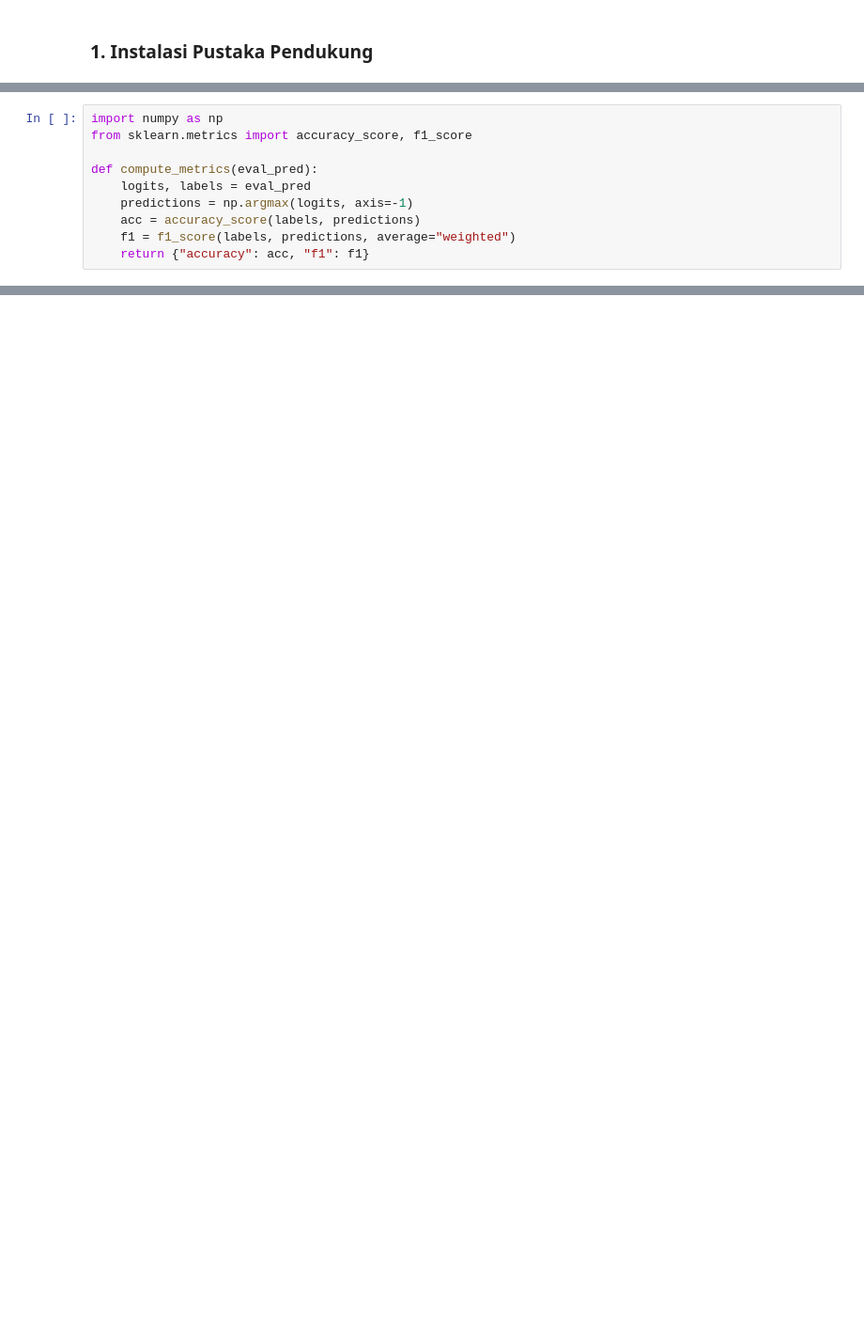
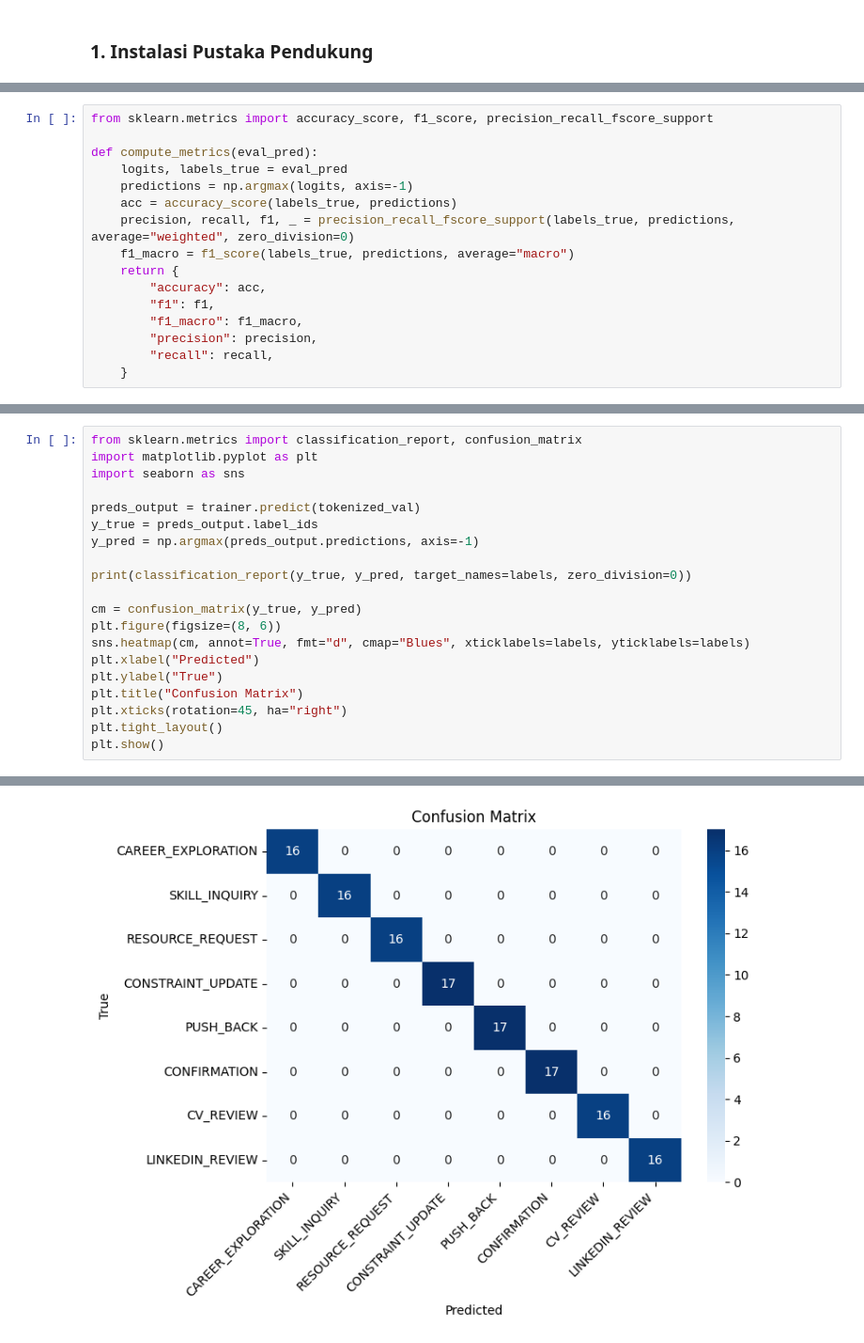
Before and after one commit to naemaaa/Matchaa, a Jupyter notebook: ats_model_app/train_indobert.ipynb, the cells around one changed output, grey strips where cells are left out. Shown at 94% size. Cells and saved outputs as stored; diff of their text form; blank space fills up the shorter version.

```diff
--- a/ats_model_app/train_indobert.ipynb
+++ b/ats_model_app/train_indobert.ipynb
@@ -72,10 +204,16 @@ model = AutoModelForSequenceClassification.from_pretrained(
 # %%
-import numpy as np
-from sklearn.metrics import accuracy_score, f1_score
+from sklearn.metrics import accuracy_score, f1_score, precision_recall_fscore_support
 
 def compute_metrics(eval_pred):
-    logits, labels = eval_pred
+    logits, labels_true = eval_pred
     predictions = np.argmax(logits, axis=-1)
-    acc = accuracy_score(labels, predictions)
-    f1 = f1_score(labels, predictions, average="weighted")
-    return {"accuracy": acc, "f1": f1}
+    acc = accuracy_score(labels_true, predictions)
+    precision, recall, f1, _ = precision_recall_fscore_support(labels_true, predictions, average="weighted", zero_division=0)
+    f1_macro = f1_score(labels_true, predictions, average="macro")
+    return {
+        "accuracy": acc,
+        "f1": f1,
+        "f1_macro": f1_macro,
+        "precision": precision,
+        "recall": recall,
+    }
@@ -116,0 +310,21 @@ print("Hasil Evaluasi:", eval_results)
+# %%
+from sklearn.metrics import classification_report, confusion_matrix
+import matplotlib.pyplot as plt
+import seaborn as sns
+
+preds_output = trainer.predict(tokenized_val)
+y_true = preds_output.label_ids
+y_pred = np.argmax(preds_output.predictions, axis=-1)
+
+print(classification_report(y_true, y_pred, target_names=labels, zero_division=0))
+
+cm = confusion_matrix(y_true, y_pred)
+plt.figure(figsize=(8, 6))
+sns.heatmap(cm, annot=True, fmt="d", cmap="Blues", xticklabels=labels, yticklabels=labels)
+plt.xlabel("Predicted")
+plt.ylabel("True")
+plt.title("Confusion Matrix")
+plt.xticks(rotation=45, ha="right")
+plt.tight_layout()
+plt.show()
+# %% [output]
@@ -116,0 +346 @@ print("Hasil Evaluasi:", eval_results)
+[figure, added]
```
Also changed, not shown: parts of 35 cells of this notebook, 3 other files.
